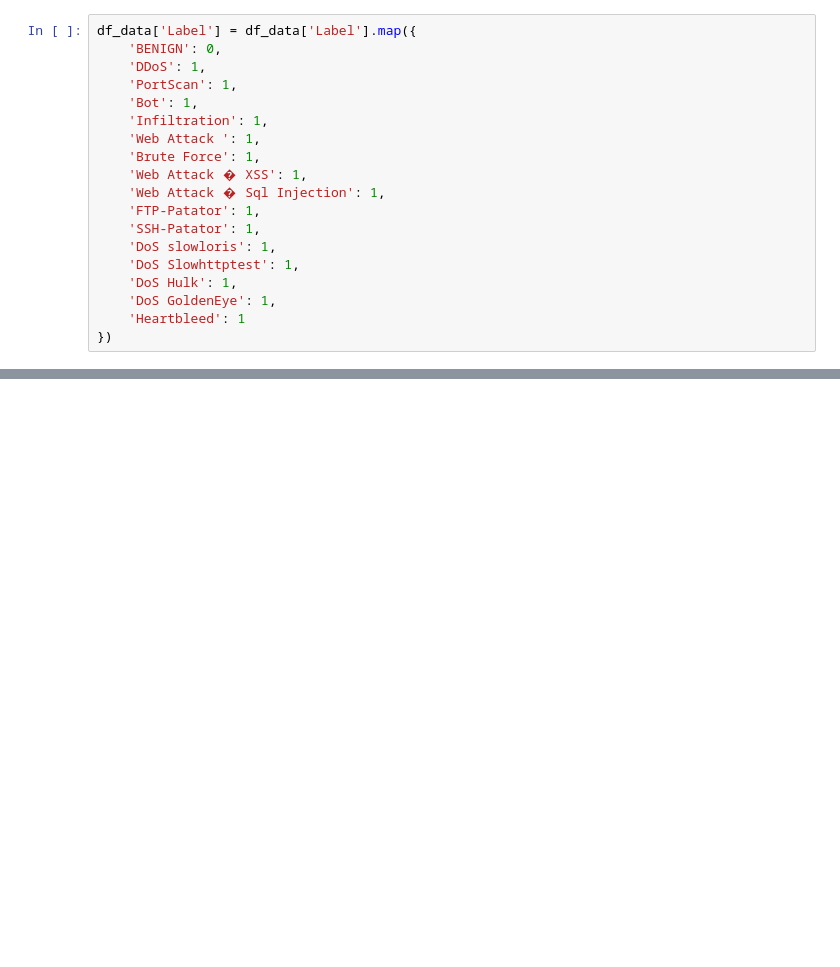
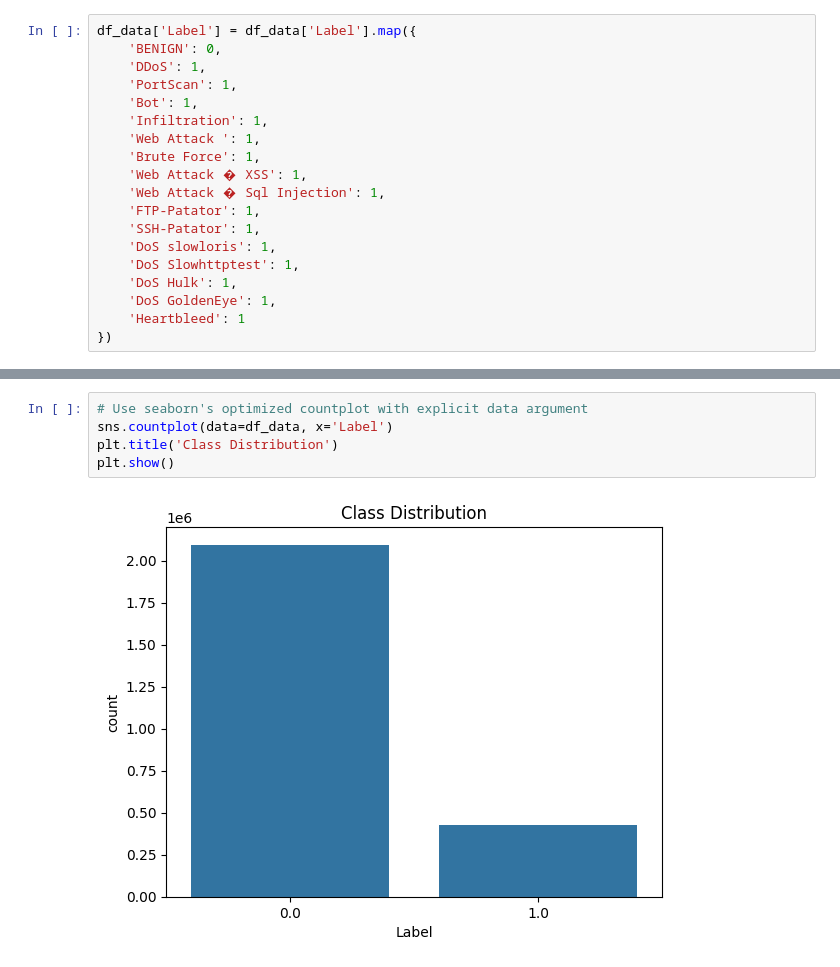
Before and after one commit to asmaemou/Capstone_Notebook, a Jupyter notebook: CIC_Notebook.ipynb, the cells around one changed output, grey strips where cells are left out. Saved outputs shown, nothing was run; the diff lists cells and outputs as text; blank space fills up the shorter version.

```diff
--- a/CIC_Notebook.ipynb
+++ b/CIC_Notebook.ipynb
@@ -388,0 +418,7 @@ print(f"Number of duplicate rows: {df_data.duplicated().sum()}")
+# %%
+# Use seaborn's optimized countplot with explicit data argument
+sns.countplot(data=df_data, x='Label')
+plt.title('Class Distribution')
+plt.show()
+# %% [output]
+[figure, added]
```
Also changed, not shown: parts of 81 cells of this notebook.
